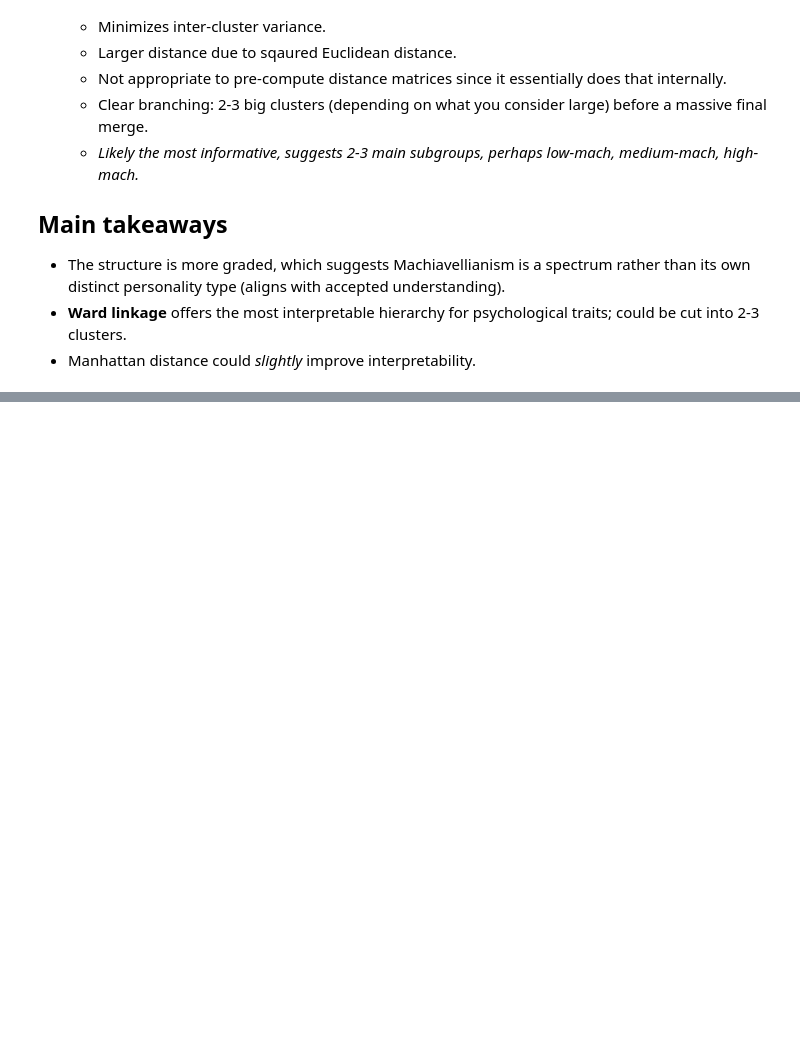
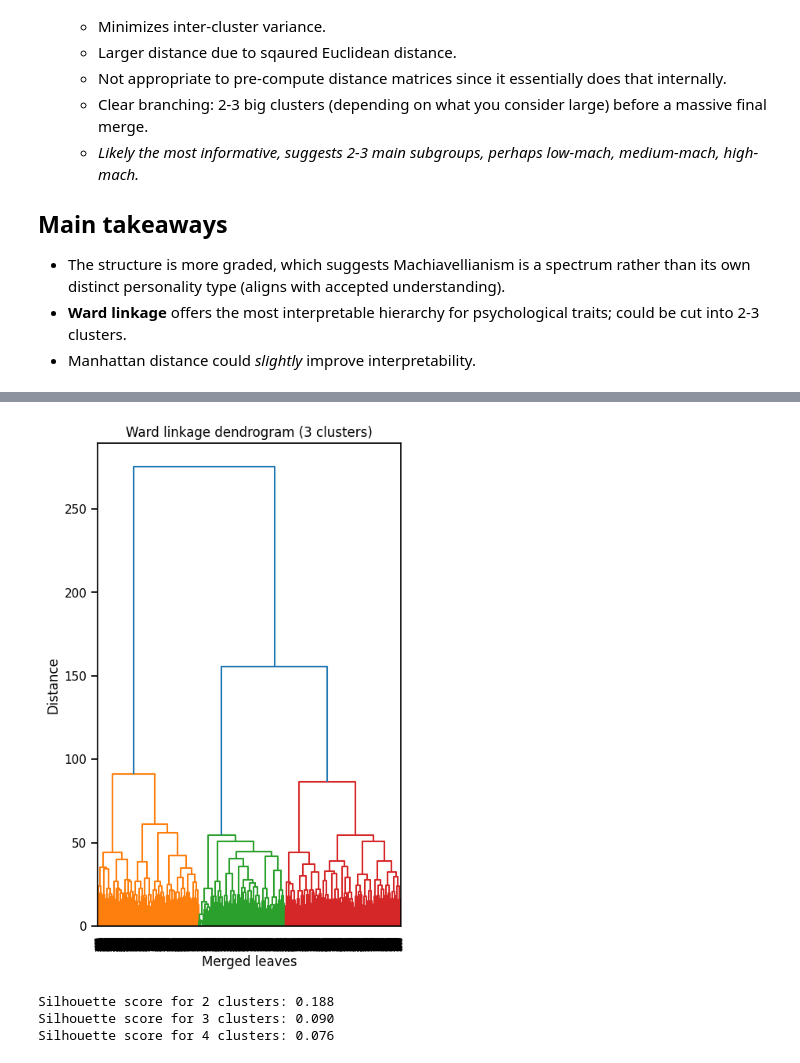
Before and after one commit to jeffreyHoelzel/mach-iv-clustering, a Jupyter notebook: hierarchical/hierarchical.ipynb, the cells around one changed output, grey strips where cells are left out. Cells and saved outputs as stored; diff of their text form; code cells hidden in the pictures; blank space fills up the shorter version.

Commit message:
Determined optimal cluster (dendrogram cut height) range for ward linkage

```diff
--- a/hierarchical/hierarchical.ipynb
+++ b/hierarchical/hierarchical.ipynb
@@ -373,0 +392,19 @@ plt.show()
+# %%
+# visualize clusters
+plt.figure(figsize=(5, 8))
+dendrogram(Z_ward, color_threshold=150)
+plt.title("Ward linkage dendrogram (3 clusters)")
+plt.xlabel("Merged leaves")
+plt.ylabel("Distance")
+plt.show()
+# %% [output]
+[figure, added]
+# %%
+for k in [2, 3, 4]:
+    labels = fcluster(Z_ward, k, criterion="maxclust")
+    score = silhouette_score(Xs_sample, labels)
+    print(f"Silhouette score for {k} clusters: {score:.3f}")
+# %% [output]
+Silhouette score for 2 clusters: 0.188
+Silhouette score for 3 clusters: 0.090
+Silhouette score for 4 clusters: 0.076
```
Also changed, not shown: parts of 10 cells of this notebook.
